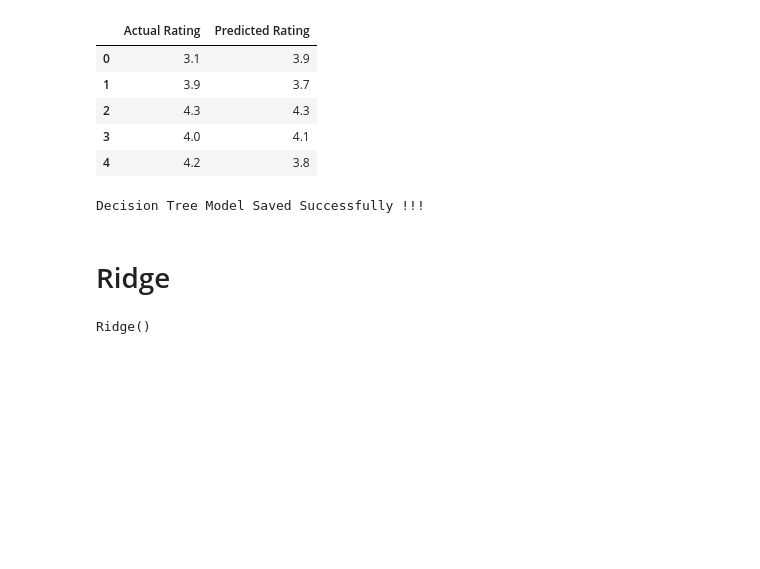
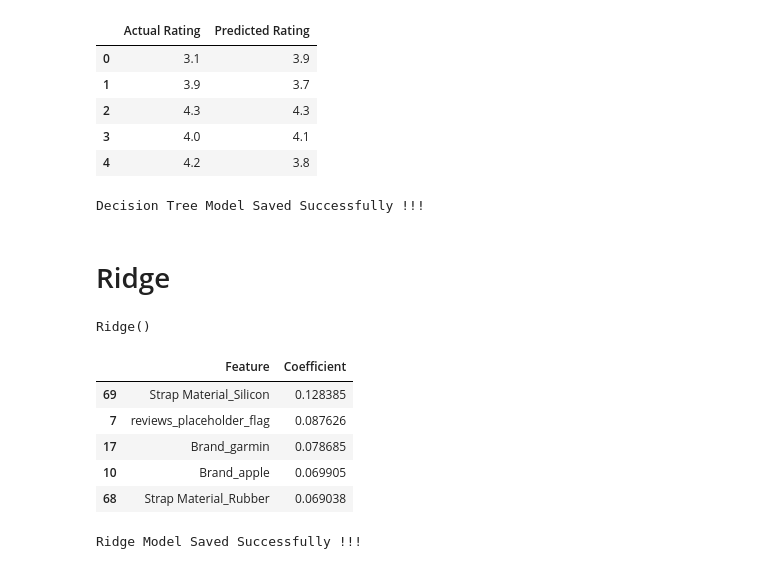
Before and after one commit to kushneek/smartwatch-rating-prediction, a Jupyter notebook: notebooks/Model_Training.ipynb, the cells around one changed output. Saved outputs shown, nothing was run; the diff lists cells and outputs as text; code cells hidden in the pictures; blank space fills up the shorter version.

```diff
--- a/notebooks/Model_Training.ipynb
+++ b/notebooks/Model_Training.ipynb
@@ -10,6 +11,11 @@ X_train=pd.read_csv(r"C:\Users\ASUS\OneDrive\Documents\ML Project\Smartwatches p
 X_test=pd.read_csv(r"C:\Users\ASUS\OneDrive\Documents\ML Project\Smartwatches project\Dataset\Processed\X_test.csv")
 y_train=pd.read_csv(r"C:\Users\ASUS\OneDrive\Documents\ML Project\Smartwatches project\Dataset\Processed\y_train.csv").squeeze()
 y_test=pd.read_csv(r"C:\Users\ASUS\OneDrive\Documents\ML Project\Smartwatches project\Dataset\Processed\y_test.csv").squeeze()
+# %%
+scaler=StandardScaler()
+
+X_train_scaled=pd.DataFrame(scaler.fit_transform(X_train), columns=X_train.columns)
+X_test_scaled=pd.DataFrame(scaler.transform(X_test), columns=X_test.columns)
 # %%
 print(X_train.shape)
 print(X_test.shape)
@@ -196,6 +206,24 @@ Decision Tree Model Saved Successfully !!!
 # %%
 ridge_model=Ridge(alpha=1.0)
 # %%
-ridge_model.fit(X_train,y_train)
+ridge_model.fit(X_train_scaled,y_train)
 # %% [output]
 Ridge()
+# %%
+coef_Ridge = pd.DataFrame({
+    "Feature": X_train.columns,
+    "Coefficient": ridge_model.coef_}).sort_values(by='Coefficient', ascending=False)
+
+coef_Ridge.head()
+# %% [output]
+|  | Feature | Coefficient |
+| 69 | Strap Material_Silicon | 0.128385 |
+| 7 | reviews_placeholder_flag | 0.087626 |
+| 17 | Brand_garmin | 0.078685 |
+| 10 | Brand_apple | 0.069905 |
+| 68 | Strap Material_Rubber | 0.069038 |
+# %%
+joblib.dump(ridge_model,r"C:\Users\ASUS\OneDrive\Documents\ML Project\Smartwatches project\models\Ridge_Model.joblib")
+print("Ridge Model Saved Successfully !!!")
+# %% [output]
+Ridge Model Saved Successfully !!!
```
Also changed, not shown: parts of 3 cells of this notebook, 10 other files.
